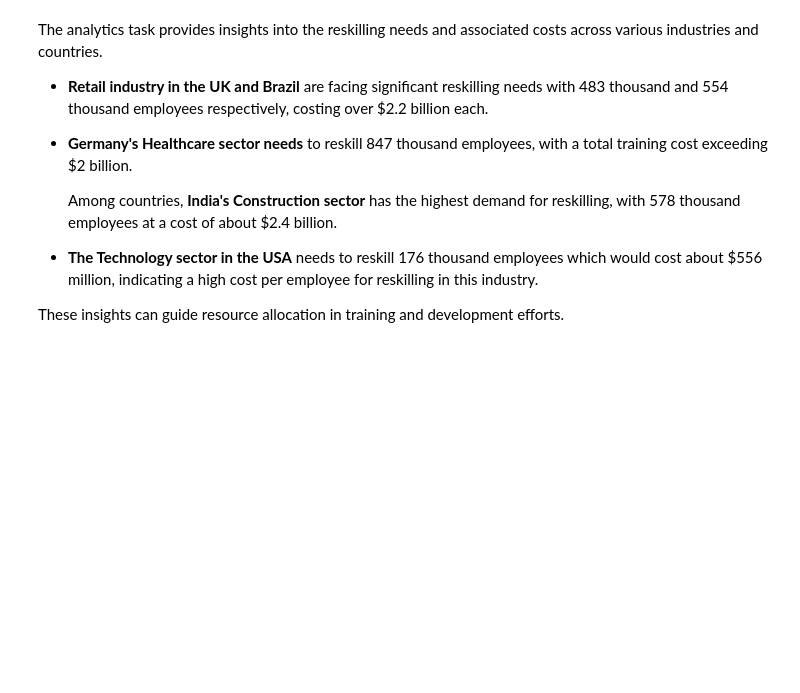
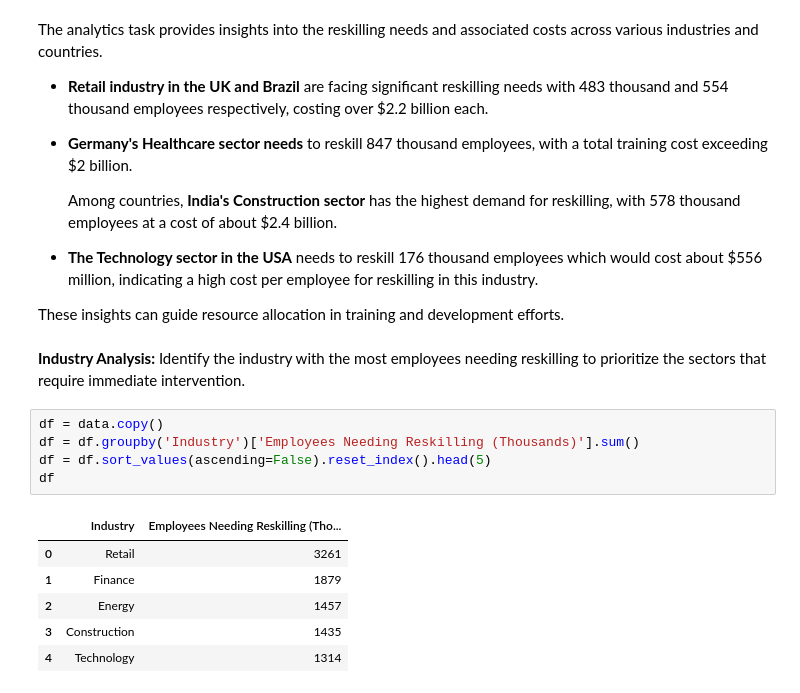
Before and after one commit to sikoh/Data-Analytics-with-Skills.AI, a Jupyter notebook: Market_Demand_Analysis.ipynb, the cells around one changed output. Drawn from its saved outputs; the diff is of its cells as text; blank space fills up the shorter version.

```diff
--- a/Market_Demand_Analysis.ipynb
+++ b/Market_Demand_Analysis.ipynb
@@ -131,3 +131,17 @@ The analytics task provides insights into the reskilling needs and associated co
 * **The Technology sector in the USA** needs to reskill 176 thousand employees which would cost about $556 million, indicating a high cost per employee for reskilling in this industry.
 
 These insights can guide resource allocation in training and development efforts.
+# %% [markdown]
+**Industry Analysis:** Identify the industry with the most employees needing reskilling to prioritize the sectors that require immediate intervention.
+# %%
+df = data.copy()
+df = df.groupby('Industry')['Employees Needing Reskilling (Thousands)'].sum()
+df = df.sort_values(ascending=False).reset_index().head(5)
+df
+# %% [output]
+|  | Industry | Employees Needing Reskilling (Tho... |
+| 0 | Retail | 3261 |
+| 1 | Finance | 1879 |
+| 2 | Energy | 1457 |
+| 3 | Construction | 1435 |
+| 4 | Technology | 1314 |
```
Also changed, not shown: parts of 7 cells of this notebook.
